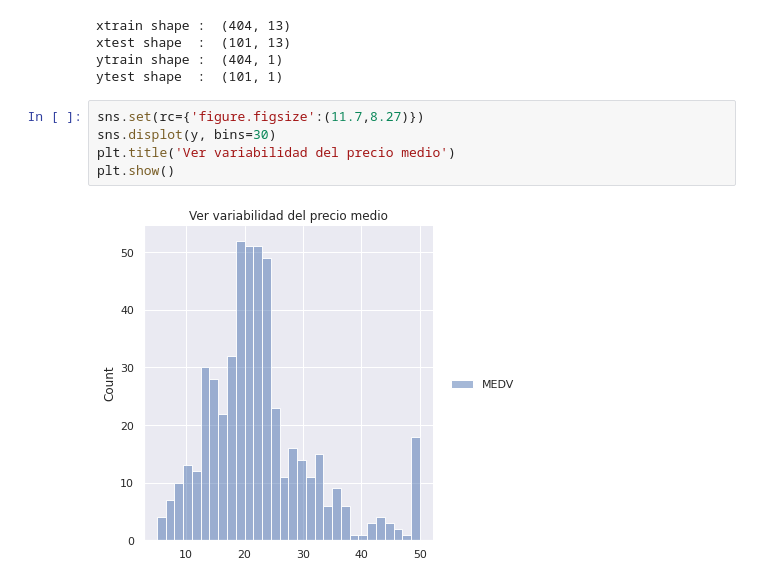
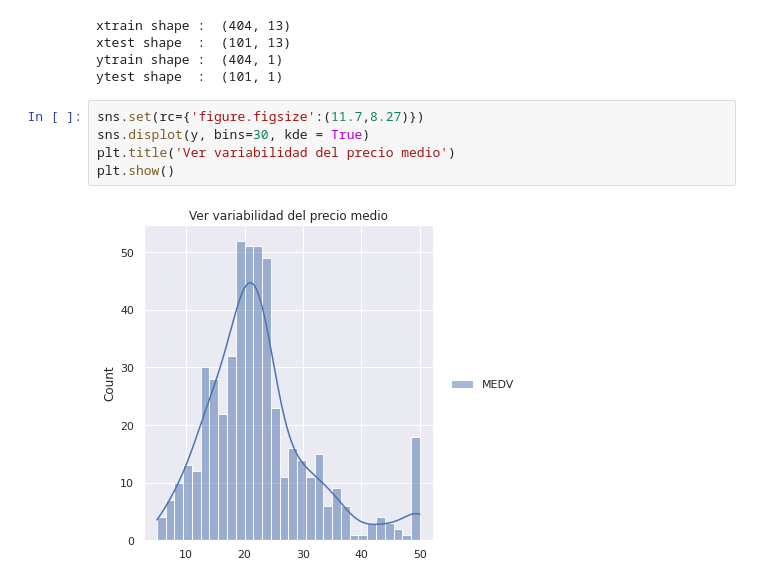
Before and after one commit to JMML2021/Tasca-M6-T01-ML_regressions-, a Jupyter notebook: Sprint_6_Algoritmes_d’aprenentatge_supervisat_Regressió.ipynb, the cells around one changed output. Drawn from its saved outputs; the diff is of its cells as text.

```diff
--- a/Sprint_6_Algoritmes_d’aprenentatge_supervisat_Regressió.ipynb
+++ b/Sprint_6_Algoritmes_d’aprenentatge_supervisat_Regressió.ipynb
@@ -162,8 +162,8 @@ ytrain shape :  (404, 1)
 ytest shape  :  (101, 1)
 # %%
 sns.set(rc={'figure.figsize':(11.7,8.27)})
-sns.displot(y, bins=30)
+sns.displot(y, bins=30, kde = True)
 plt.title('Ver variabilidad del precio medio')
 plt.show()
 # %% [output]
-[figure, old version]
+[figure, new version]
```
Also changed, not shown: parts of 8 cells of this notebook.
